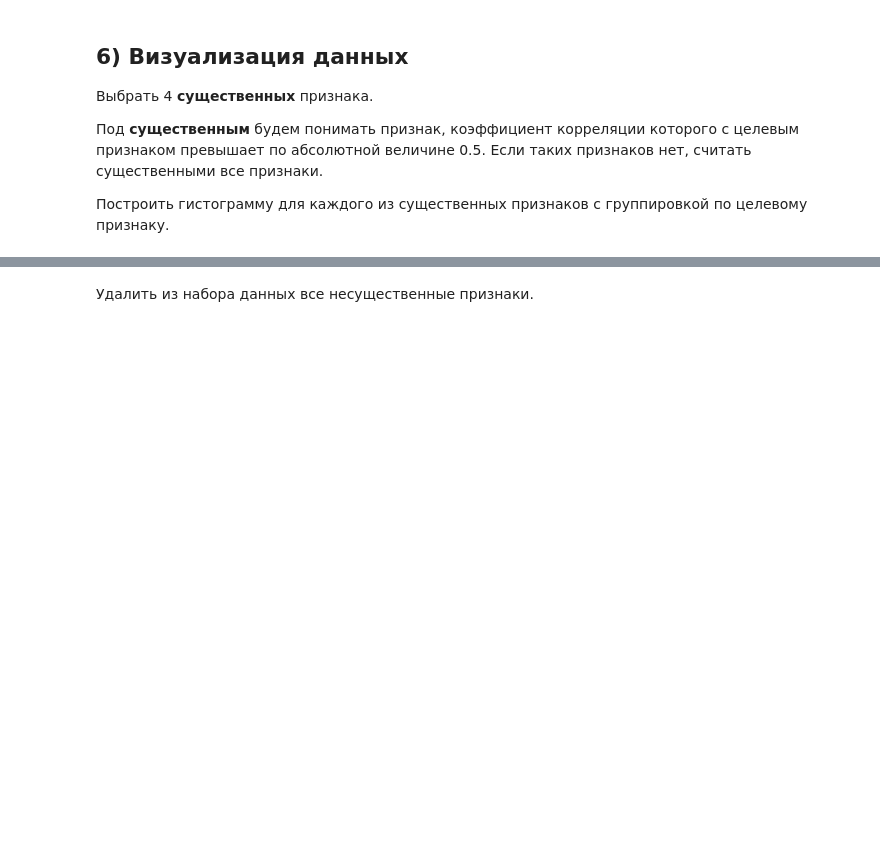
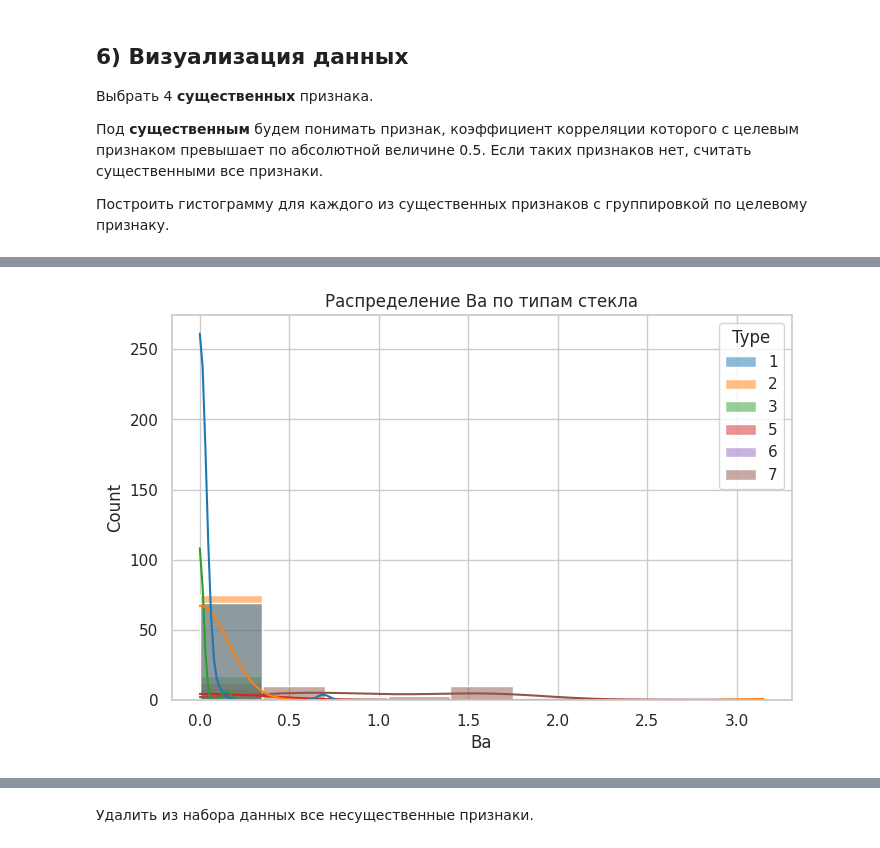
Before and after one commit to Am1rTl/Info, a Jupyter notebook: Glass.ipynb, the cells around one changed output, grey strips where cells are left out. Saved outputs shown, nothing was run; the diff lists cells and outputs as text; code cells hidden in the pictures; blank space fills up the shorter version.

```diff
--- a/Glass.ipynb
+++ b/Glass.ipynb
@@ -82,0 +174,9 @@ Type | Тип стекла
+# %%
+#Код для формирования третьей гистограммы
+if len(significant_features) >= 3:
+    plt.figure(figsize=(8, 5))
+    sns.histplot(data=df, x=significant_features[2], hue="Type", palette="tab10", kde=True)
+    plt.title(f"Распределение {significant_features[2]} по типам стекла")
+    plt.show()
+# %% [output]
+[figure, added]
```
Also changed, not shown: parts of 34 cells of this notebook.
